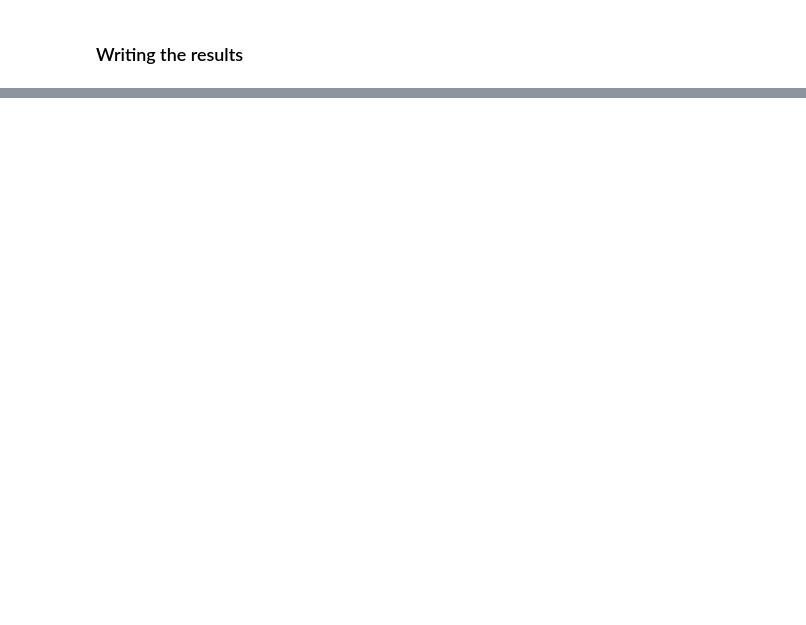
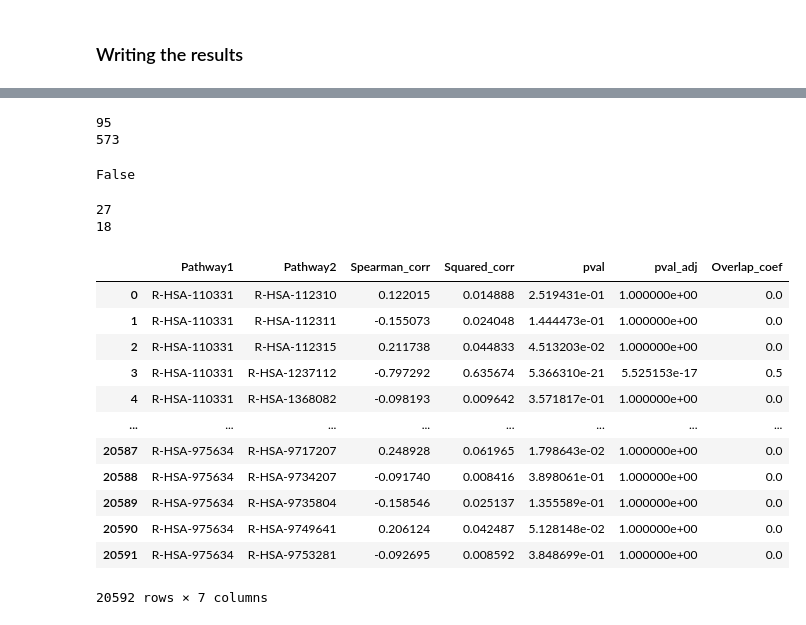
Before and after one commit to j-keung/multiomics-pathway-analysis, a Jupyter notebook: metabolomic_sample_size.ipynb, the cells around one changed output, grey strips where cells are left out. Drawn from its saved outputs; the diff is of its cells as text; code cells hidden in the pictures; blank space fills up the shorter version.

```diff
--- a/metabolomic_sample_size.ipynb
+++ b/metabolomic_sample_size.ipynb
@@ -94,5 +108,8 @@ df_norm = pd.DataFrame(StandardScaler().fit_transform(df_num),columns=df_num.col
 df_final = pd.concat([df_norm, df.iloc[:,-2:]],axis=1) #add metadata back on
 # %% [markdown]
 ### Pathway analysis
+# %%
+kpca_scores = sspa.sspa_kpca(df_final.iloc[:,:-2], reactome_pathways)
+kpca_scores = kpca_scores.drop(columns = list(set(root_pathway_names) & set(kpca_scores.columns)))
 # %% [markdown]
 ### Network analysis
@@ -98,0 +199,3 @@ df_final = pd.concat([df_norm, df.iloc[:,-2:]],axis=1) #add metadata back on
+# %%
+spearman_df = spearman_df [spearman_df.Pathway1 != spearman_df.Pathway2]
+spearman_df = spearman_df.reset_index(drop=True)
@@ -100,0 +231,31 @@ df_final = pd.concat([df_norm, df.iloc[:,-2:]],axis=1) #add metadata back on
+# %%
+def subset_sample (original_df):
+    df_mild = (original_df[original_df["WHO_status"] == '1-2']) #45 samples, no need to remove the metadata, since I do that in a later step
+    df_severe = (original_df[(original_df["WHO_status"] == '3-4') | (original_df["WHO_status"] == '5-7')]) #83 samples
+
+    sample_list = []
+    while len(sample_list) < 45:
+        subset = random.choice(df_severe.index.tolist())
+        if subset not in sample_list:
+            sample_list.append(subset)
+
+    #Subsetting the severe df to the sample list only
+    new_df_severe = df_severe.loc[df_severe.index.isin(sample_list), : ]
+
+
+    #For the whole dataset:
+    df = pd.concat([df_mild, new_df_severe], axis=0)
+    df_num  = df.iloc[:,:-2] #all rows, all columns apart from last two
+    df_norm = pd.DataFrame(StandardScaler().fit_transform(df_num),columns=df_num.columns, index=df_num.index)
+    df_final = pd.concat([df_norm, df.iloc[:,-2:]],axis=1) #add metadata back on
+
+    #For the severe dataset only:
+    #df_num  = new_df_severe.iloc[:,:-2] #all rows, all columns apart from last two
+    #df_norm = pd.DataFrame(StandardScaler().fit_transform(df_num),columns=df_num.columns, index=df_num.index)
+    #df_final = pd.concat([df_norm, new_df_severe.iloc[:,-2:]],axis=1) #add metadata back on
+
+    sample_list.sort()
+    #print(sample_list)
+    #print(len(df_final))
+    #display(df_final)
+    return df_final, sample_list
@@ -100,0 +364,4 @@ df_final = pd.concat([df_norm, df.iloc[:,-2:]],axis=1) #add metadata back on
+# %%
+df_final,sample_list1 = subset_sample(original_df)
+spearman_df1 = network_construction(df_final)
+nodes1,edges1 = network_test(spearman_df1)
@@ -100,0 +379,33 @@ df_final = pd.concat([df_norm, df.iloc[:,-2:]],axis=1) #add metadata back on
+# %%
+df_final,sample_list2 = subset_sample(original_df)
+spearman_df2 = network_construction(df_final)
+nodes2,edges2 = network_test(spearman_df2)
+# %% [output]
+95
+573
+# %%
+sample_list1 == sample_list2
+# %% [output]
+False
+# %%
+print(len(set(sample_list1) & set(sample_list2))) #could have as little as 7 samples in common
+print(len(list(set(sample_list1) - set(sample_list2)))) #could have a difference of up to 40 samples
+# %% [output]
+27
+18
+# %%
+spearman_df1
+# %% [output]
+|  | Pathway1 | Pathway2 | Spearman_corr | Squared_corr | pval | pval_adj | Overlap_coef |
+| 0 | R-HSA-110331 | R-HSA-112310 | 0.122015 | 0.014888 | 2.519431e-01 | 1.000000e+00 | 0.0 |
+| 1 | R-HSA-110331 | R-HSA-112311 | -0.155073 | 0.024048 | 1.444473e-01 | 1.000000e+00 | 0.0 |
+| 2 | R-HSA-110331 | R-HSA-112315 | 0.211738 | 0.044833 | 4.513203e-02 | 1.000000e+00 | 0.0 |
+| 3 | R-HSA-110331 | R-HSA-1237112 | -0.797292 | 0.635674 | 5.366310e-21 | 5.525153e-17 | 0.5 |
+| 4 | R-HSA-110331 | R-HSA-1368082 | -0.098193 | 0.009642 | 3.571817e-01 | 1.000000e+00 | 0.0 |
+| ... | ... | ... | ... | ... | ... | ... | ... |
+| 20587 | R-HSA-975634 | R-HSA-9717207 | 0.248928 | 0.061965 | 1.798643e-02 | 1.000000e+00 | 0.0 |
+| 20588 | R-HSA-975634 | R-HSA-9734207 | -0.091740 | 0.008416 | 3.898061e-01 | 1.000000e+00 | 0.0 |
+| 20589 | R-HSA-975634 | R-HSA-9735804 | -0.158546 | 0.025137 | 1.355589e-01 | 1.000000e+00 | 0.0 |
+| 20590 | R-HSA-975634 | R-HSA-9749641 | 0.206124 | 0.042487 | 5.128148e-02 | 1.000000e+00 | 0.0 |
+| 20591 | R-HSA-975634 | R-HSA-9753281 | -0.092695 | 0.008592 | 3.848699e-01 | 1.000000e+00 | 0.0 |
+20592 rows × 7 columns
```
Also changed, not shown: parts of 53 cells of this notebook, 1 other file.
